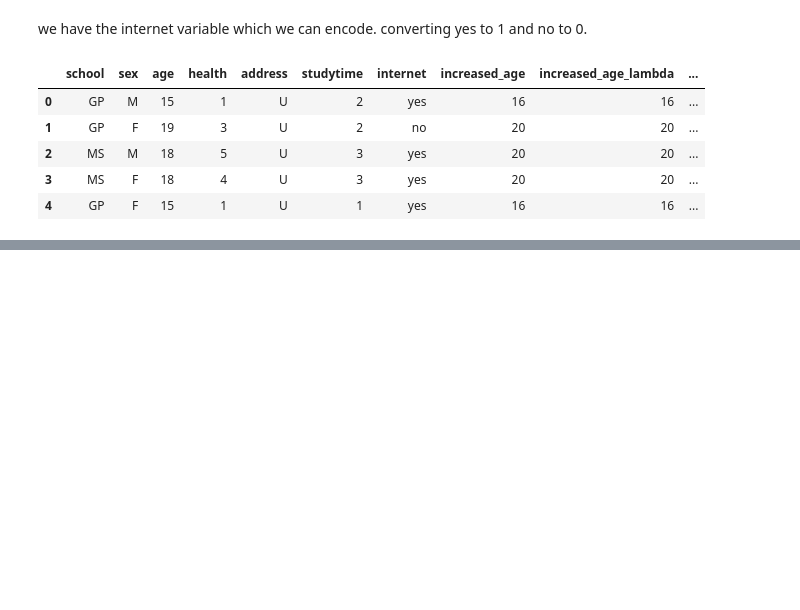
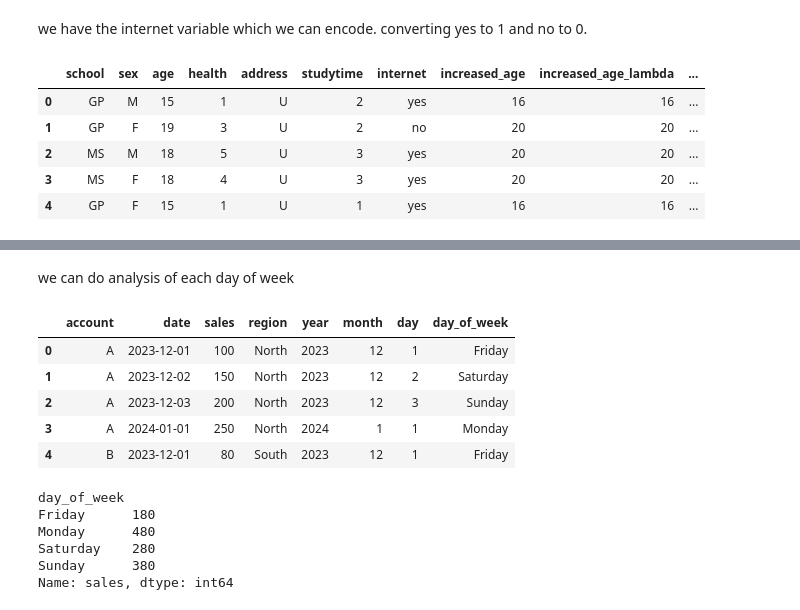
Before and after one commit to Harshraj77/data_science_and_ml_learning, a Jupyter notebook: pandas/zero_to_hero.ipynb, the cells around one changed output, grey strips where cells are left out. Saved outputs shown, nothing was run; the diff lists cells and outputs as text; code cells hidden in the pictures; blank space fills up the shorter version.

```diff
--- a/pandas/zero_to_hero.ipynb
+++ b/pandas/zero_to_hero.ipynb
@@ -667,0 +728,23 @@ df.head()
+# %% [markdown]
+we can do analysis of each day of week
+# %%
+# Replace numeric day of week values with text
+
+df_new['day_of_week'] = df_new['day_of_week'].map({0: 'Monday', 1: 'Tuesday', 2: 'Wednesday', 3: 'Thursday', 4: 'Friday', 5: 'Saturday', 6: 'Sunday'})
+df_new.head()
+# %% [output]
+|  | account | date | sales | region | year | month | day | day_of_week |
+| 0 | A | 2023-12-01 | 100 | North | 2023 | 12 | 1 | Friday |
+| 1 | A | 2023-12-02 | 150 | North | 2023 | 12 | 2 | Saturday |
+| 2 | A | 2023-12-03 | 200 | North | 2023 | 12 | 3 | Sunday |
+| 3 | A | 2024-01-01 | 250 | North | 2024 | 1 | 1 | Monday |
+| 4 | B | 2023-12-01 | 80 | South | 2023 | 12 | 1 | Friday |
+# %%
+df_new.groupby('day_of_week').sales.sum()
+# %% [output]
+day_of_week
+Friday      180
+Monday      480
+Saturday    280
+Sunday      380
+Name: sales, dtype: int64
```
Also changed, not shown: parts of 15 cells of this notebook.
